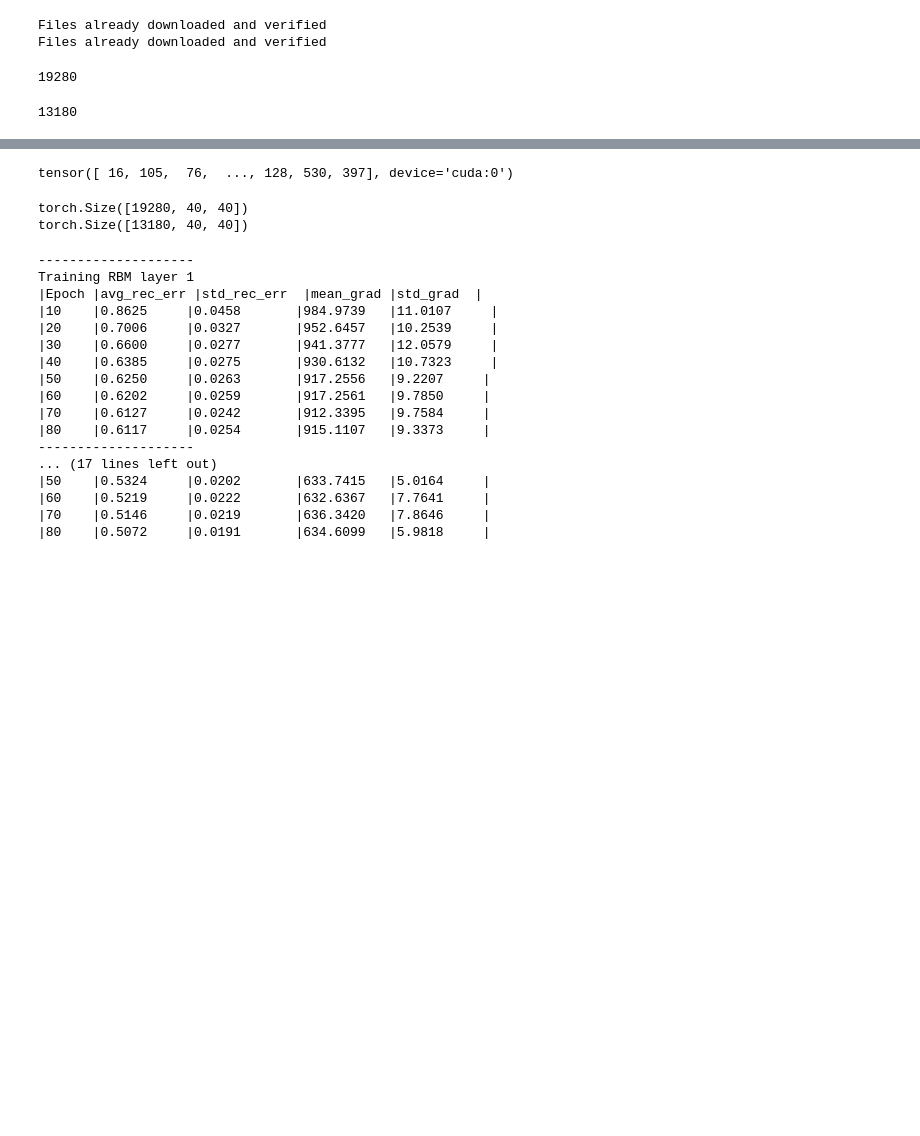
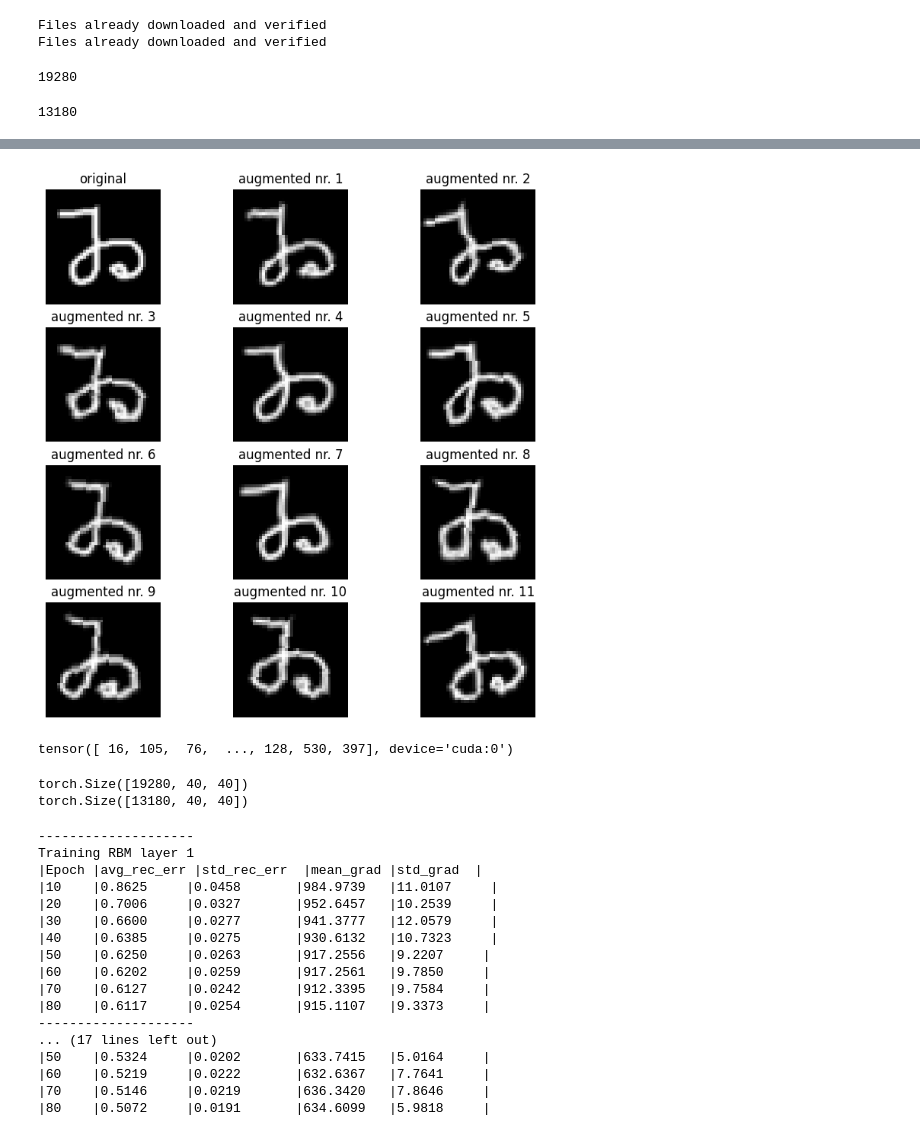
Before and after one commit to RoGellert/image_recognition, a Jupyter notebook: image_recognition_models.ipynb, the cells around one changed output, grey strips where cells are left out. Cells and saved outputs as stored; diff of their text form; code cells hidden in the pictures; blank space fills up the shorter version.

```diff
--- a/image_recognition_models.ipynb
+++ b/image_recognition_models.ipynb
@@ -119,3 +84,35 @@ plt.imshow(train_data[0], cmap="gray")
+# %%
+image_transforms = v2.Compose([
+    v2.ToImage(),
+    v2.RandomAffine(12),
+    v2.ElasticTransform(),
+    v2.ToDtype(torch.float32, scale=True),
+])
+# %%
+transformed_images = image_transforms(train_data[0])
+labels_augmented_list = [train_labels[0].item()]
+
+for _ in range(1, 12):
+    transformed_image = image_transforms(train_data[0])
+    transformed_images = torch.cat((transformed_images, transformed_image), 0)
+    labels_augmented_list.append(train_labels[0])
+
+labels_augmented = torch.tensor(labels_augmented_list)
+
+figure = plt.figure(figsize=(9, 9))
+figure.add_subplot(4, 3, 1)
+plt.imshow(train_data[0], cmap="gray")
+plt.axis("off")
+plt.title('original')
+for i in range(0, 11):
+    img, label = transformed_images[i], f'augmented nr. {i+1}'
+    figure.add_subplot(4, 3, i+2)
+    plt.title(label)
+    plt.axis("off")
+    plt.imshow(img, cmap="gray")
+plt.show()
+# %% [output]
+[figure, added]
 # %%
 train_data.to(device)
 train_labels.to(device)
```
Also changed, not shown: parts of 5 cells of this notebook.
